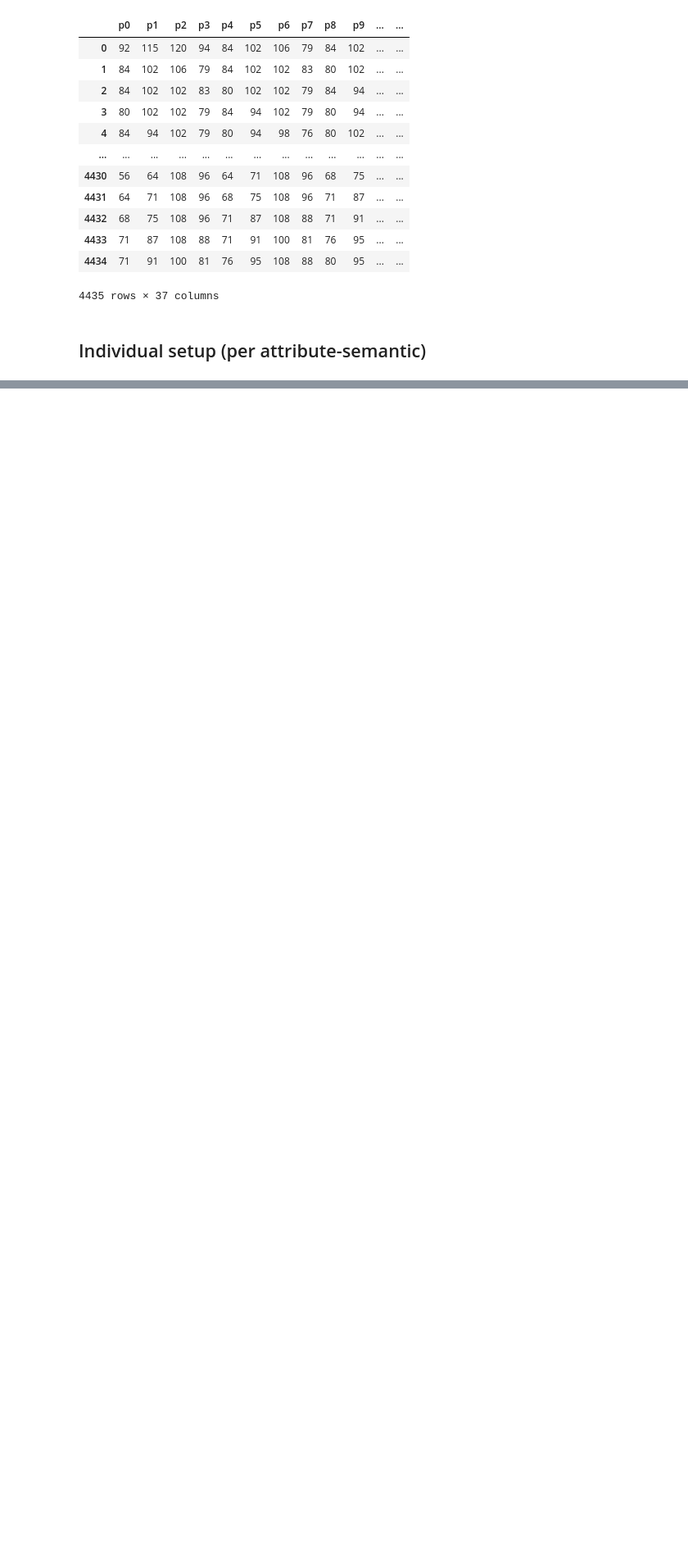
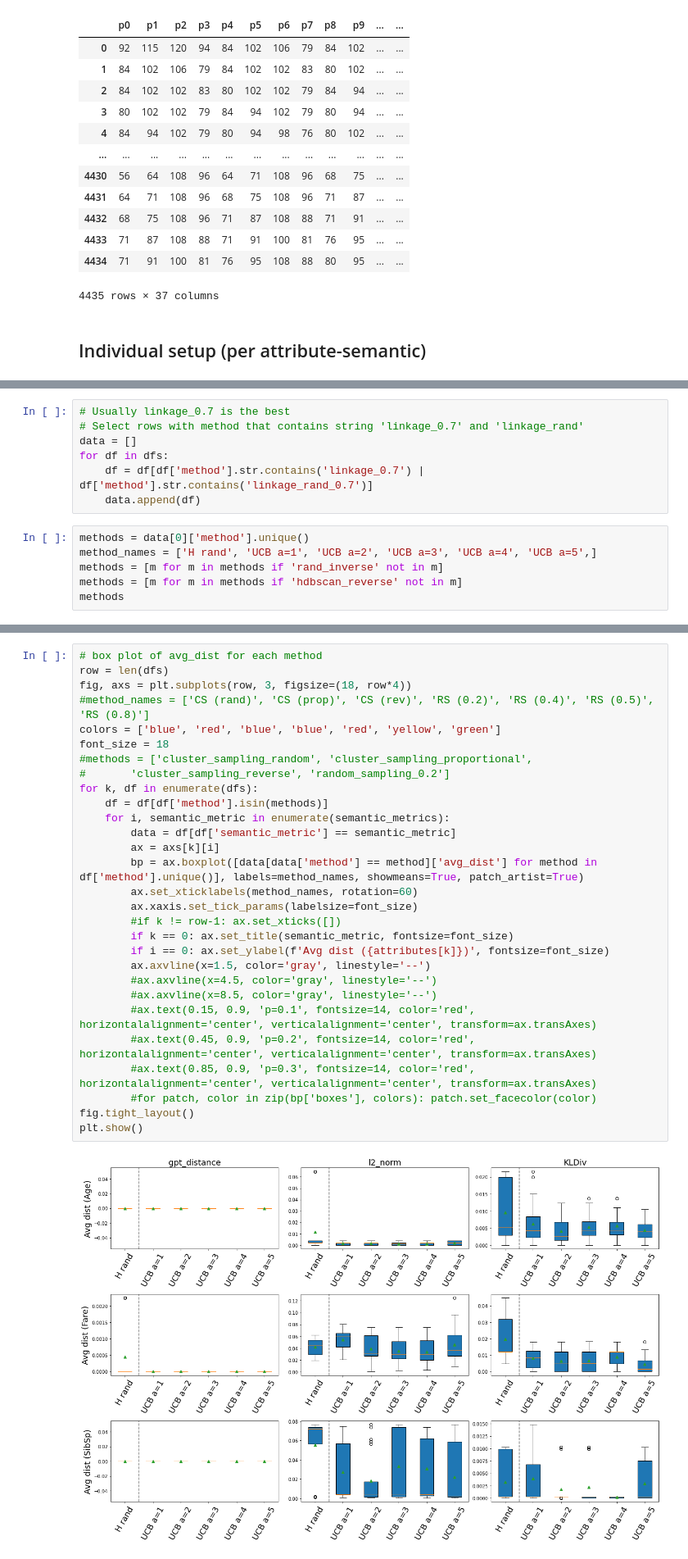
Before and after one commit to ey-l/explainable-discretization, a Jupyter notebook: notebooks/pca-explore.ipynb, the cells around one changed output, grey strips where cells are left out. Shown at 82% size. Saved outputs shown, nothing was run; the diff lists cells and outputs as text; blank space fills up the shorter version.

```diff
--- a/notebooks/pca-explore.ipynb
+++ b/notebooks/pca-explore.ipynb
@@ -635,0 +641,13 @@ plt.show()
+# %%
+# Usually linkage_0.7 is the best
+# Select rows with method that contains string 'linkage_0.7' and 'linkage_rand'
+data = []
+for df in dfs:
+    df = df[df['method'].str.contains('linkage_0.7') | df['method'].str.contains('linkage_rand_0.7')]
+    data.append(df)
+# %%
+methods = data[0]['method'].unique()
+method_names = ['H rand', 'UCB a=1', 'UCB a=2', 'UCB a=3', 'UCB a=4', 'UCB a=5',]
+methods = [m for m in methods if 'rand_inverse' not in m]
+methods = [m for m in methods if 'hdbscan_reverse' not in m]
+methods
@@ -635,0 +661,31 @@ plt.show()
+# %%
+# box plot of avg_dist for each method
+row = len(dfs)
+fig, axs = plt.subplots(row, 3, figsize=(18, row*4))
+#method_names = ['CS (rand)', 'CS (prop)', 'CS (rev)', 'RS (0.2)', 'RS (0.4)', 'RS (0.5)', 'RS (0.8)']
+colors = ['blue', 'red', 'blue', 'blue', 'red', 'yellow', 'green']
+font_size = 18
+#methods = ['cluster_sampling_random', 'cluster_sampling_proportional',
+#       'cluster_sampling_reverse', 'random_sampling_0.2']
+for k, df in enumerate(dfs):
+    df = df[df['method'].isin(methods)]
+    for i, semantic_metric in enumerate(semantic_metrics):
+        data = df[df['semantic_metric'] == semantic_metric]
+        ax = axs[k][i]
+        bp = ax.boxplot([data[data['method'] == method]['avg_dist'] for method in df['method'].unique()], labels=method_names, showmeans=True, patch_artist=True)
+        ax.set_xticklabels(method_names, rotation=60)
+        ax.xaxis.set_tick_params(labelsize=font_size)
+        #if k != row-1: ax.set_xticks([])
+        if k == 0: ax.set_title(semantic_metric, fontsize=font_size)
+        if i == 0: ax.set_ylabel(f'Avg dist ({attributes[k]})', fontsize=font_size)
+        ax.axvline(x=1.5, color='gray', linestyle='--')
+        #ax.axvline(x=4.5, color='gray', linestyle='--')
+        #ax.axvline(x=8.5, color='gray', linestyle='--')
+        #ax.text(0.15, 0.9, 'p=0.1', fontsize=14, color='red', horizontalalignment='center', verticalalignment='center', transform=ax.transAxes)
+        #ax.text(0.45, 0.9, 'p=0.2', fontsize=14, color='red', horizontalalignment='center', verticalalignment='center', transform=ax.transAxes)
+        #ax.text(0.85, 0.9, 'p=0.3', fontsize=14, color='red', horizontalalignment='center', verticalalignment='center', transform=ax.transAxes)
+        #for patch, color in zip(bp['boxes'], colors): patch.set_facecolor(color)
+fig.tight_layout()
+plt.show()
+# %% [output]
+[figure, added]
```
Also changed, not shown: parts of 17 cells of this notebook, 2 other files.
